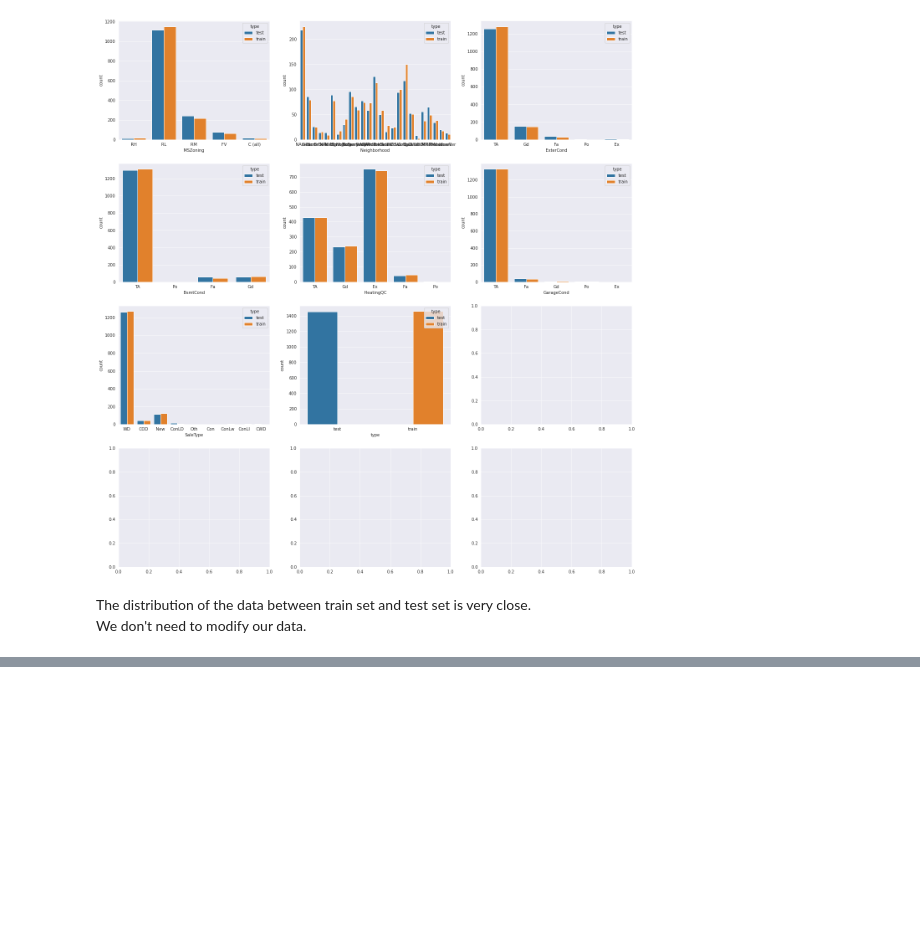
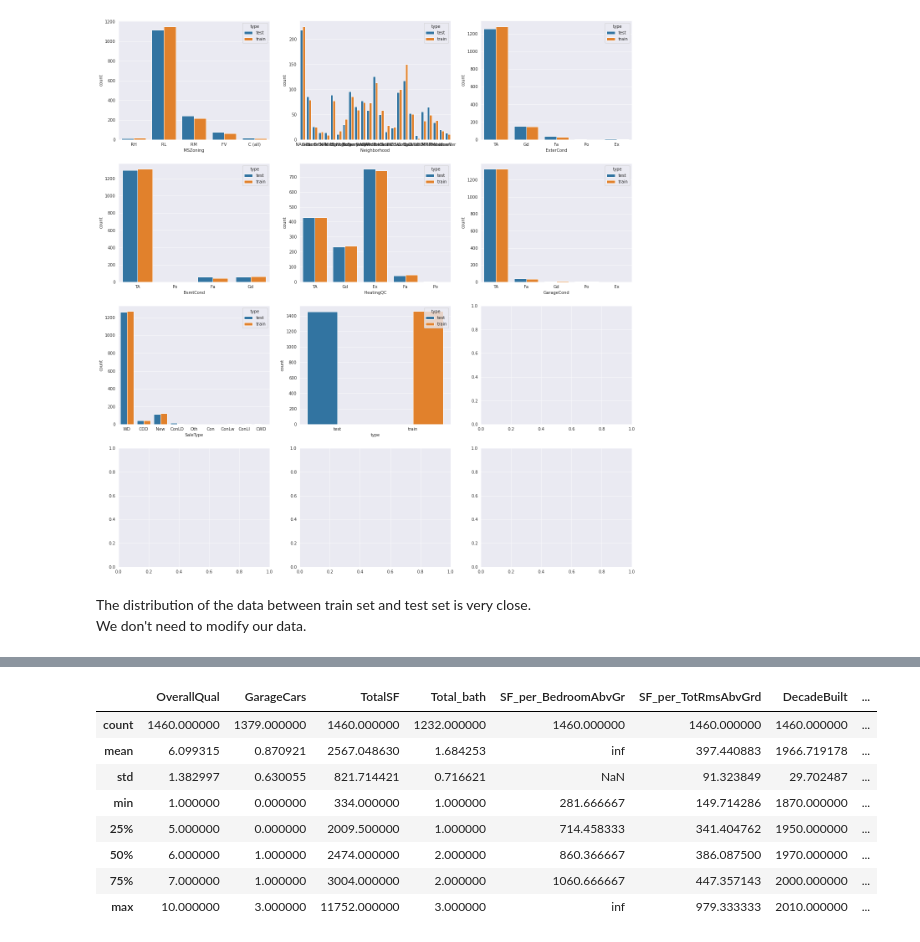
Before and after one commit to max-lutz/Kaggle_competitions, a Jupyter notebook: house-price-regression-full-eda-ml-workflow.ipynb, the cells around one changed output, grey strips where cells are left out. Saved outputs shown, nothing was run; the diff lists cells and outputs as text; code cells hidden in the pictures; blank space fills up the shorter version.

```diff
--- a/house-price-regression-full-eda-ml-workflow.ipynb
+++ b/house-price-regression-full-eda-ml-workflow.ipynb
@@ -747,0 +813,12 @@ def bin_Fireplaces(df):
+# %%
+train.describe()
+# %% [output]
+|  | OverallQual | GarageCars | TotalSF | Total_bath | SF_per_BedroomAbvGr | SF_per_TotRmsAbvGrd | DecadeBuilt | ... |
+| count | 1460.000000 | 1379.000000 | 1460.000000 | 1232.000000 | 1460.000000 | 1460.000000 | 1460.000000 | ... |
+| mean | 6.099315 | 0.870921 | 2567.048630 | 1.684253 | inf | 397.440883 | 1966.719178 | ... |
+| std | 1.382997 | 0.630055 | 821.714421 | 0.716621 | NaN | 91.323849 | 29.702487 | ... |
+| min | 1.000000 | 0.000000 | 334.000000 | 1.000000 | 281.666667 | 149.714286 | 1870.000000 | ... |
+| 25% | 5.000000 | 0.000000 | 2009.500000 | 1.000000 | 714.458333 | 341.404762 | 1950.000000 | ... |
+| 50% | 6.000000 | 1.000000 | 2474.000000 | 2.000000 | 860.366667 | 386.087500 | 1970.000000 | ... |
+| 75% | 7.000000 | 1.000000 | 3004.000000 | 2.000000 | 1060.666667 | 447.357143 | 2000.000000 | ... |
+| max | 10.000000 | 3.000000 | 11752.000000 | 3.000000 | inf | 979.333333 | 2010.000000 | ... |
```
Also changed, not shown: parts of 12 cells of this notebook.
